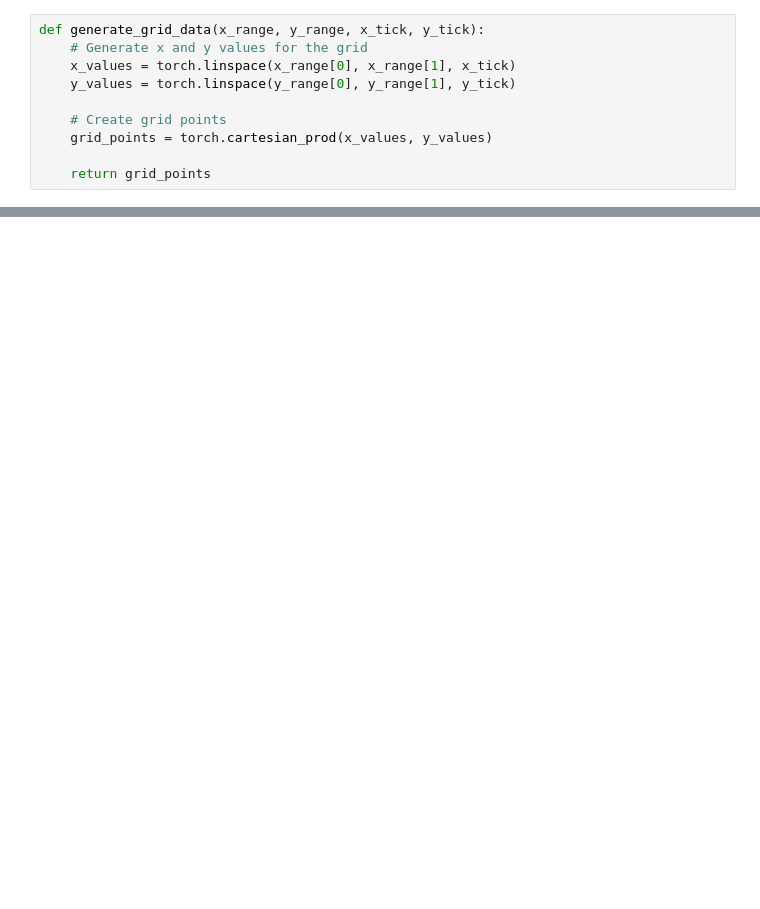
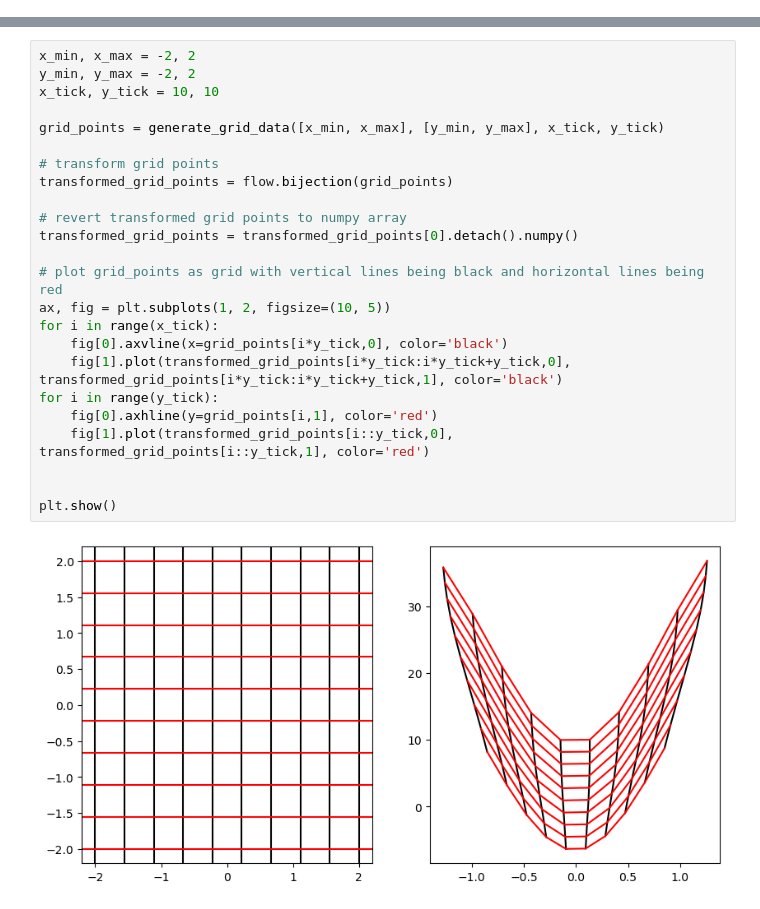
Before and after one commit to BP4769/Normalizing-Flow-Reproducibility, a Jupyter notebook: test_normalizing_flow.ipynb, the cells around one changed output, grey strips where cells are left out. Drawn from its saved outputs; the diff is of its cells as text; blank space fills up the shorter version.

```diff
--- a/test_normalizing_flow.ipynb
+++ b/test_normalizing_flow.ipynb
@@ -109,10 +74,0 @@ tensor([ 4.4869e+00, -4.2318e-03])
-# %%
-def generate_grid_data(x_range, y_range, x_tick, y_tick):
-    # Generate x and y values for the grid
-    x_values = torch.linspace(x_range[0], x_range[1], x_tick)
-    y_values = torch.linspace(y_range[0], y_range[1], y_tick)
-
-    # Create grid points
-    grid_points = torch.cartesian_prod(x_values, y_values)
-
-    return grid_points
@@ -177,0 +75,26 @@ plt.show()
+# %%
+x_min, x_max = -2, 2
+y_min, y_max = -2, 2
+x_tick, y_tick = 10, 10
+
+grid_points = generate_grid_data([x_min, x_max], [y_min, y_max], x_tick, y_tick)
+
+# transform grid points
+transformed_grid_points = flow.bijection(grid_points)
+
+# revert transformed grid points to numpy array
+transformed_grid_points = transformed_grid_points[0].detach().numpy()
+
+# plot grid_points as grid with vertical lines being black and horizontal lines being red
+ax, fig = plt.subplots(1, 2, figsize=(10, 5))
+for i in range(x_tick):
+    fig[0].axvline(x=grid_points[i*y_tick,0], color='black')
+    fig[1].plot(transformed_grid_points[i*y_tick:i*y_tick+y_tick,0], transformed_grid_points[i*y_tick:i*y_tick+y_tick,1], color='black')
+for i in range(y_tick):
+    fig[0].axhline(y=grid_points[i,1], color='red')
+    fig[1].plot(transformed_grid_points[i::y_tick,0], transformed_grid_points[i::y_tick,1], color='red')
+
+
+plt.show()
+# %% [output]
+[figure, added]
```
Also changed, not shown: parts of 11 cells of this notebook, 2 other files.
